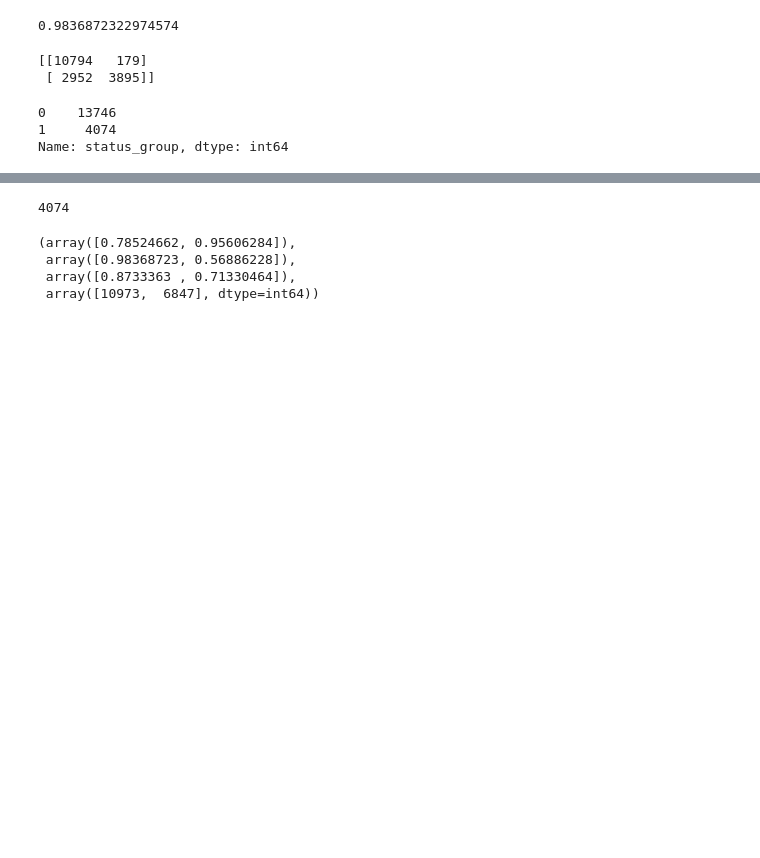
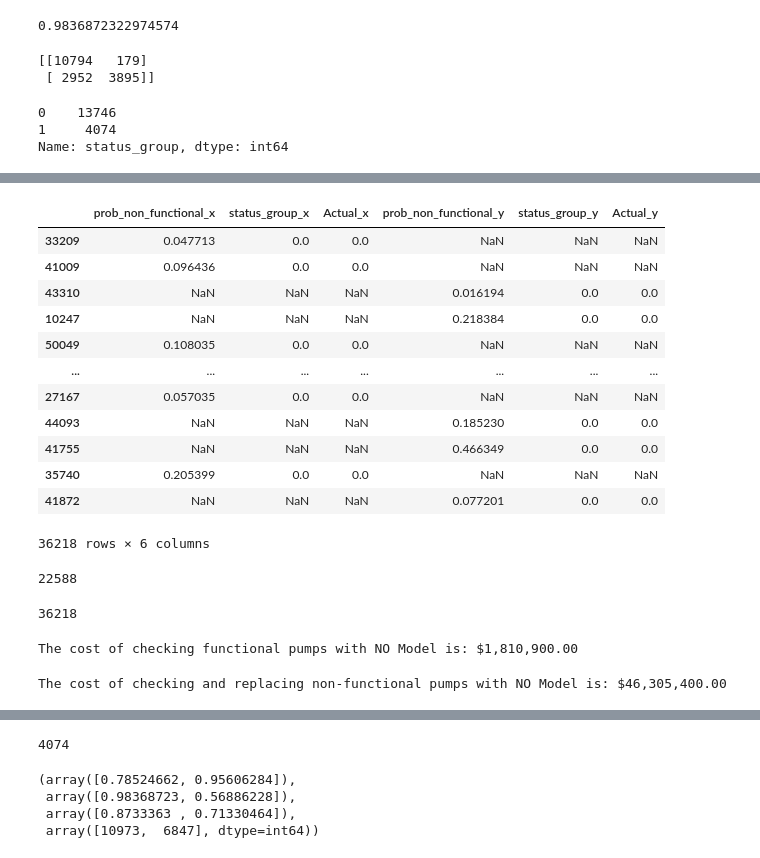
Before and after one commit to atalebizadeh/DS-Career-Track, a Jupyter notebook: Capstone Project 1/Water Pumps/Water Pumps - Modeling and Prediction.ipynb, the cells around one changed output, grey strips where cells are left out. Drawn from its saved outputs; the diff is of its cells as text; code cells hidden in the pictures; blank space fills up the shorter version.

```diff
--- a/Capstone Project 1/Water Pumps/Water Pumps - Modeling and Prediction.ipynb
+++ b/Capstone Project 1/Water Pumps/Water Pumps - Modeling and Prediction.ipynb
@@ -783,0 +938,17 @@ Name: status_group, dtype: int64
+# %%
+sample_99_functional_actual = sample_99[(sample_99['Actual_x'] == 0) | (sample_99['Actual_y'] == 0)]
+sample_99_functional_actual
+# %% [output]
+|  | prob_non_functional_x | status_group_x | Actual_x | prob_non_functional_y | status_group_y | Actual_y |
+| 33209 | 0.047713 | 0.0 | 0.0 | NaN | NaN | NaN |
+| 41009 | 0.096436 | 0.0 | 0.0 | NaN | NaN | NaN |
+| 43310 | NaN | NaN | NaN | 0.016194 | 0.0 | 0.0 |
+| 10247 | NaN | NaN | NaN | 0.218384 | 0.0 | 0.0 |
+| 50049 | 0.108035 | 0.0 | 0.0 | NaN | NaN | NaN |
+| ... | ... | ... | ... | ... | ... | ... |
+| 27167 | 0.057035 | 0.0 | 0.0 | NaN | NaN | NaN |
+| 44093 | NaN | NaN | NaN | 0.185230 | 0.0 | 0.0 |
+| 41755 | NaN | NaN | NaN | 0.466349 | 0.0 | 0.0 |
+| 35740 | 0.205399 | 0.0 | 0.0 | NaN | NaN | NaN |
+| 41872 | NaN | NaN | NaN | 0.077201 | 0.0 | 0.0 |
+36218 rows × 6 columns
@@ -783,0 +958,19 @@ Name: status_group, dtype: int64
+# %%
+len(sample_99_non_functional_actual)
+# %% [output]
+22588
+# %%
+len(sample_99_functional_actual)
+# %% [output]
+36218
+# %%
+actual_functional_cost = len(sample_99_functional_actual) * check_pump_cost
+print("The cost of checking functional pumps with NO Model is: ${:,.2f}". format(actual_functional_cost))
+# %% [output]
+The cost of checking functional pumps with NO Model is: $1,810,900.00
+# %%
+actual_non_functional_cost = (len(sample_99_non_functional_actual) * check_pump_cost) + \
+                             (len(sample_99_non_functional_actual) * replace_pump_cost)
+print("The cost of checking and replacing non-functional pumps with NO Model is: ${:,.2f}". format(actual_non_functional_cost))
+# %% [output]
+The cost of checking and replacing non-functional pumps with NO Model is: $46,305,400.00
```
Also changed, not shown: parts of 23 cells of this notebook.
